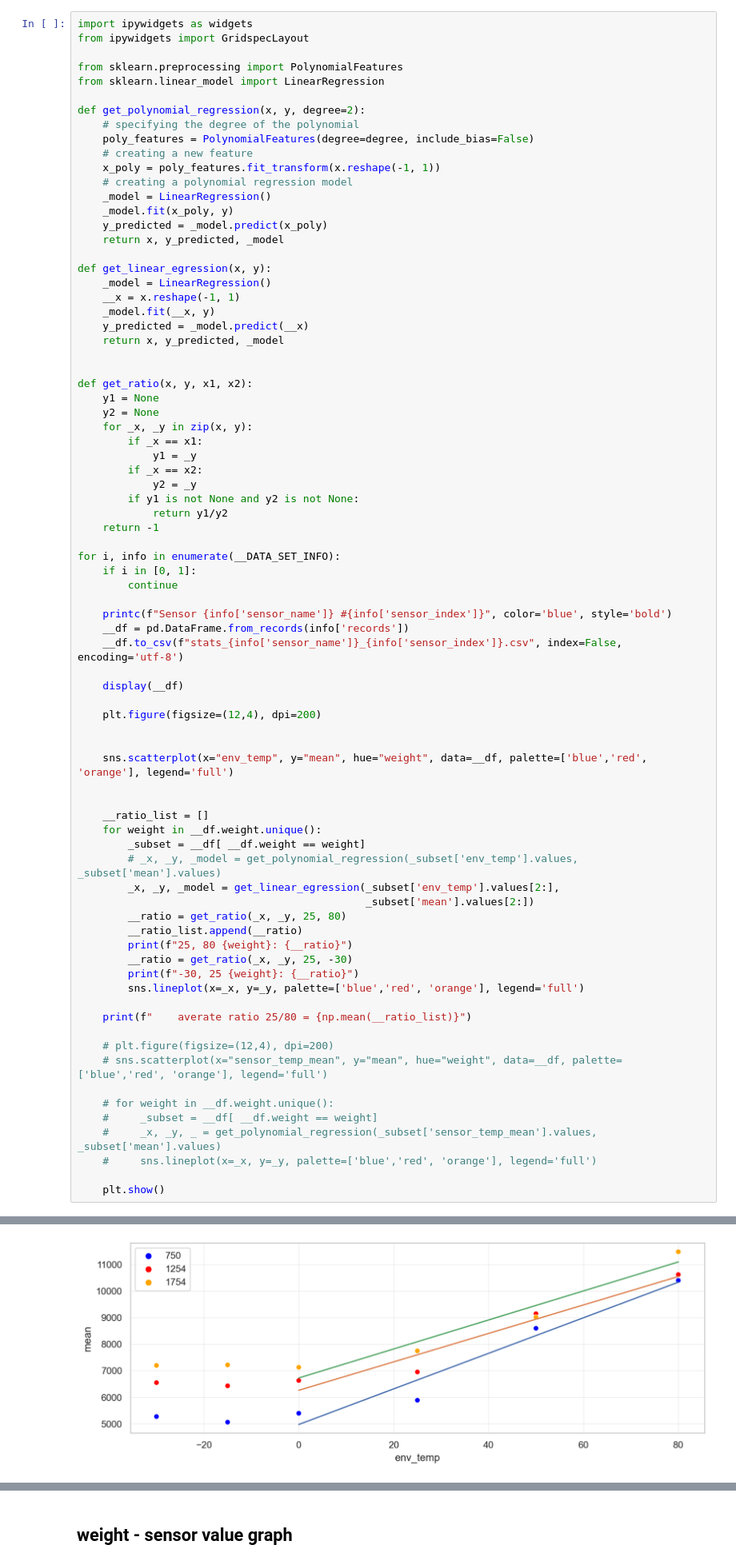
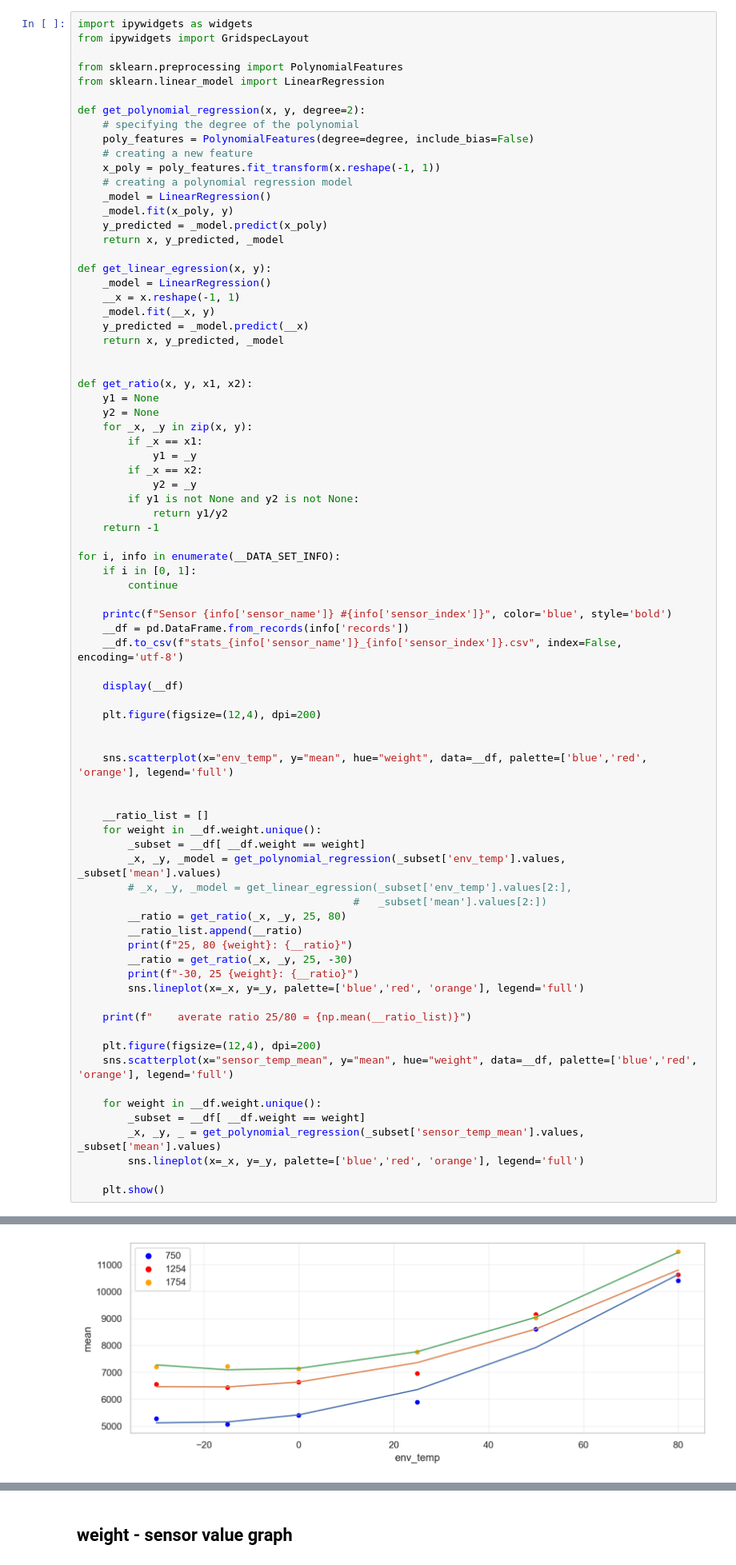
Before and after one commit to ksuchoi216/temp_experiment_analysis, a Jupyter notebook: temp_reg.ipynb, the cells around one changed output, grey strips where cells are left out. Shown at 80% size. Saved outputs shown, nothing was run; the diff lists cells and outputs as text.

Commit message:
updated temp

```diff
--- a/temp_reg.ipynb
+++ b/temp_reg.ipynb
@@ -236,9 +236,9 @@ for i, info in enumerate(__DATA_SET_INFO):
     __ratio_list = []
     for weight in __df.weight.unique():
         _subset = __df[ __df.weight == weight]
-        # _x, _y, _model = get_polynomial_regression(_subset['env_temp'].values, _subset['mean'].values)
-        _x, _y, _model = get_linear_egression(_subset['env_temp'].values[2:],
-                                              _subset['mean'].values[2:])
+        _x, _y, _model = get_polynomial_regression(_subset['env_temp'].values, _subset['mean'].values)
+        # _x, _y, _model = get_linear_egression(_subset['env_temp'].values[2:],
+                                            #   _subset['mean'].values[2:])
         __ratio = get_ratio(_x, _y, 25, 80)
         __ratio_list.append(__ratio)
         print(f"25, 80 {weight}: {__ratio}")
@@ -248,13 +248,13 @@ for i, info in enumerate(__DATA_SET_INFO):
 
     print(f"    averate ratio 25/80 = {np.mean(__ratio_list)}")
 
-    # plt.figure(figsize=(12,4), dpi=200)
-    # sns.scatterplot(x="sensor_temp_mean", y="mean", hue="weight", data=__df, palette=['blue','red', 'orange'], legend='full')
+    plt.figure(figsize=(12,4), dpi=200)
+    sns.scatterplot(x="sensor_temp_mean", y="mean", hue="weight", data=__df, palette=['blue','red', 'orange'], legend='full')
 
-    # for weight in __df.weight.unique():
-    #     _subset = __df[ __df.weight == weight]
-    #     _x, _y, _ = get_polynomial_regression(_subset['sensor_temp_mean'].values, _subset['mean'].values)
-    #     sns.lineplot(x=_x, y=_y, palette=['blue','red', 'orange'], legend='full')
+    for weight in __df.weight.unique():
+        _subset = __df[ __df.weight == weight]
+        _x, _y, _ = get_polynomial_regression(_subset['sensor_temp_mean'].values, _subset['mean'].values)
+        sns.lineplot(x=_x, y=_y, palette=['blue','red', 'orange'], legend='full')
 
     plt.show()
 # %% [output]
@@ -286 +286 @@ Sensor transys.2021 #24
-[figure, old version]
+[figure, new version]
```
Also changed, not shown: parts of 4 cells of this notebook, 5 other files.
